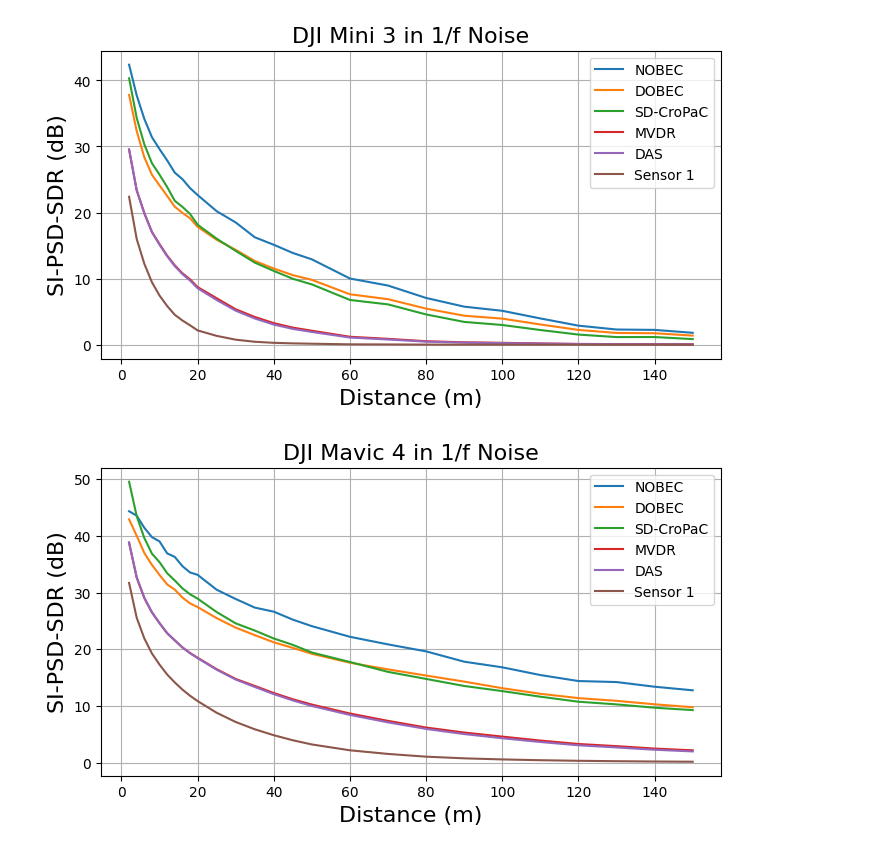
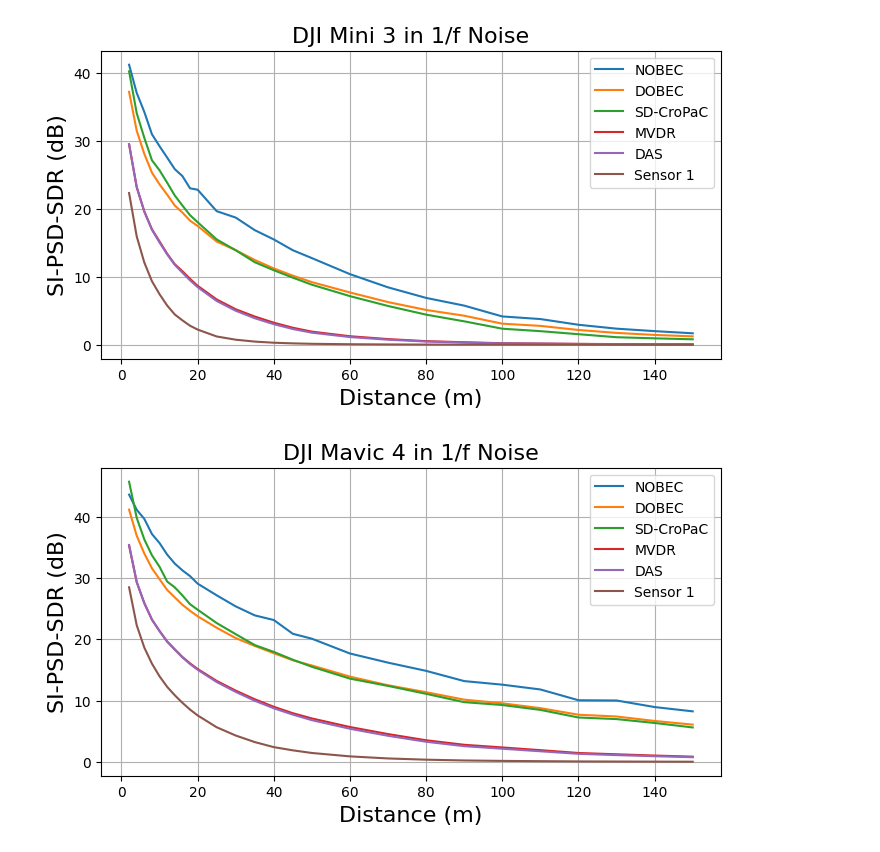
Before and after one commit to UnilK/dippa, a Jupyter notebook: experiments/snr_experiment.ipynb, the cells around one changed output. Cells and saved outputs as stored; diff of their text form; code cells hidden in the pictures.

```diff
--- a/experiments/snr_experiment.ipynb
+++ b/experiments/snr_experiment.ipynb
@@ -40,7 +40,7 @@ target_distances = np.concat([range(2, 20, 2), range(20, 50, 5), range(50, 151,
 target_positions = [np.array([i, 0, 0]) for i in target_distances]
 
 drone_audios = ["../samples/neo_steady.wav", "../samples/mini3_steady.wav", "../samples/mavic4_steady.wav"]
-drone_spl = [65, 58, 68]
+drone_spl = [68, 58, 65]
 drone_name = ["DJI Neo", "DJI Mini 3", "DJI Mavic 4"]
 
 ch0_estimator = CH0_PSDE()
@@ -96,13 +96,14 @@ for ni in range(NN):
             St = fb_average(St, sensor_array.positions)
             St = time_average(St, smoothing_alpha(sr*0.1, step, 0.5))
 
-            target_psd = np.array([ch0_estimator.estimate_psd(S) for S in St])
-
             params = PSDEParams(
                 sensor_array.positions,
                 target_udir, k,
                 target_steer,
                 compute_covariance_matrices(snaps[0]))
+
+            das_estimator.update_parameters(params)
+            target_psd = np.array([das_estimator.estimate_psd(S) for S in St])
 
             noise_psds = []
             for ei in range(NE):
@@ -150,2 +151,2 @@ for ni in range(NN):
-[figure, old version]
+[figure, new version]
-[figure, old version]
+[figure, new version]
```
Also changed, not shown: parts of 1 cell of this notebook, 10 other files.
